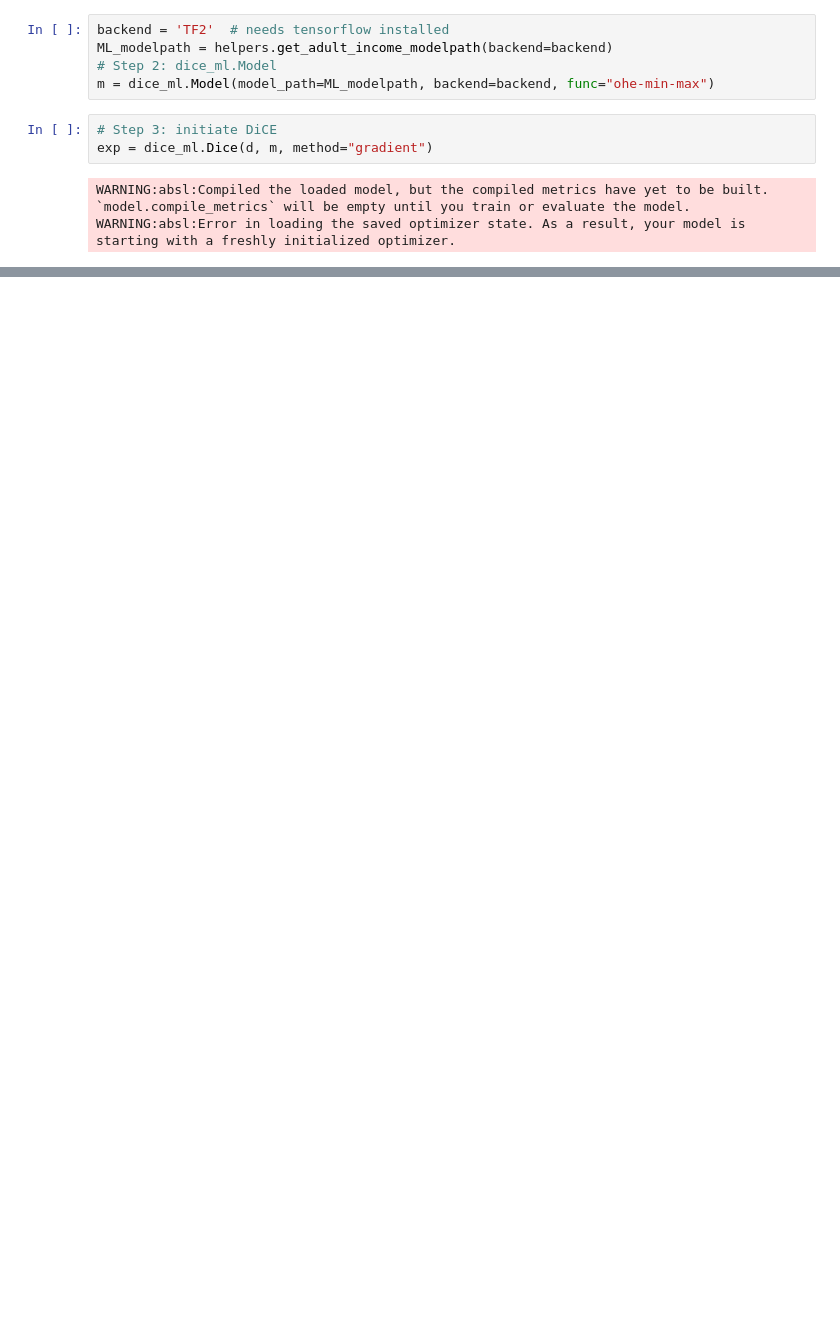
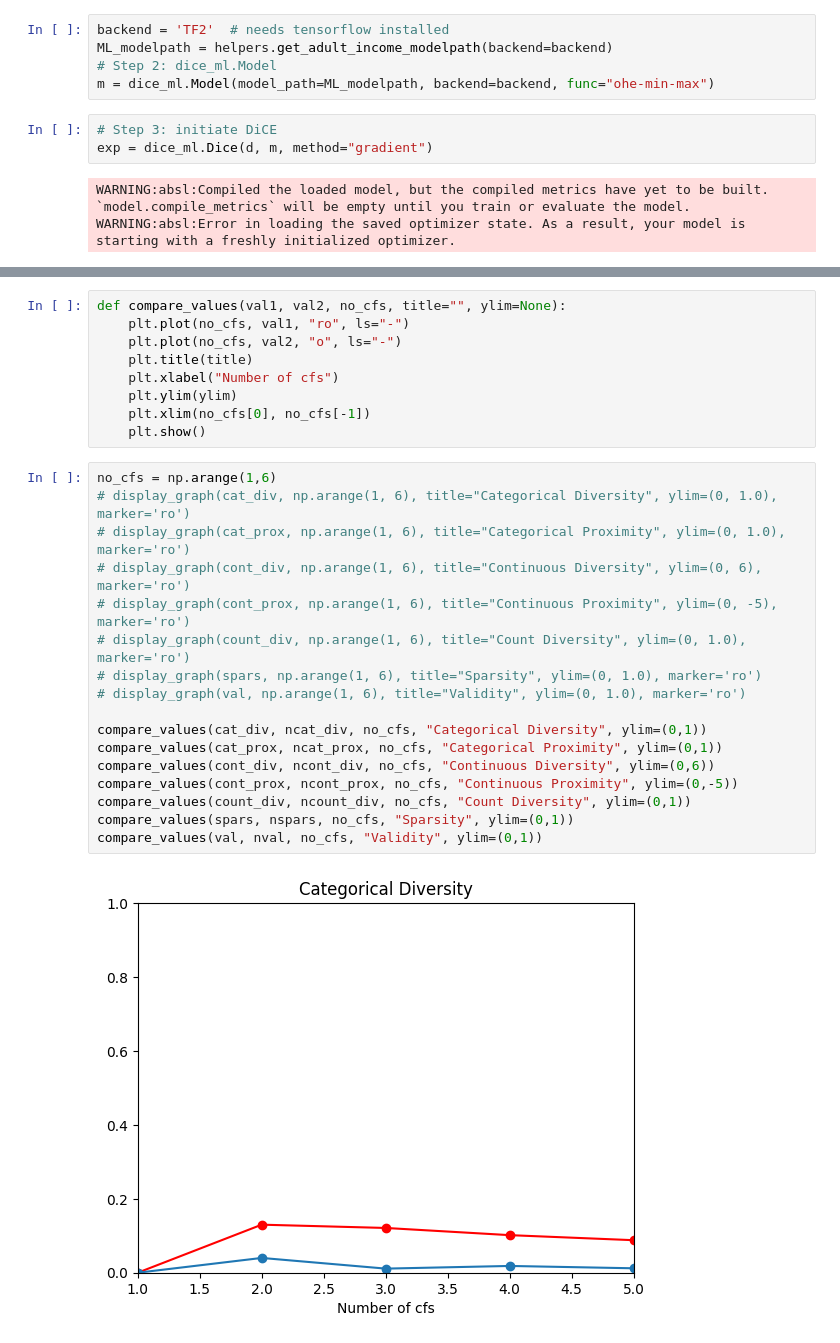
Before and after one commit to izzimillar/DiCE, a Jupyter notebook: docs/source/notebooks/evaluation.ipynb, the cells around one changed output, grey strips where cells are left out. Saved outputs shown, nothing was run; the diff lists cells and outputs as text; blank space fills up the shorter version.

```diff
--- a/docs/source/notebooks/evaluation.ipynb
+++ b/docs/source/notebooks/evaluation.ipynb
@@ -146,0 +231,28 @@ print(nval)
+# %%
+def compare_values(val1, val2, no_cfs, title="", ylim=None):
+    plt.plot(no_cfs, val1, "ro", ls="-")
+    plt.plot(no_cfs, val2, "o", ls="-")
+    plt.title(title)
+    plt.xlabel("Number of cfs")
+    plt.ylim(ylim)
+    plt.xlim(no_cfs[0], no_cfs[-1])
+    plt.show()
+# %%
+no_cfs = np.arange(1,6)
+# display_graph(cat_div, np.arange(1, 6), title="Categorical Diversity", ylim=(0, 1.0), marker='ro')
+# display_graph(cat_prox, np.arange(1, 6), title="Categorical Proximity", ylim=(0, 1.0), marker='ro')
+# display_graph(cont_div, np.arange(1, 6), title="Continuous Diversity", ylim=(0, 6), marker='ro')
+# display_graph(cont_prox, np.arange(1, 6), title="Continuous Proximity", ylim=(0, -5), marker='ro')
+# display_graph(count_div, np.arange(1, 6), title="Count Diversity", ylim=(0, 1.0), marker='ro')
+# display_graph(spars, np.arange(1, 6), title="Sparsity", ylim=(0, 1.0), marker='ro')
+# display_graph(val, np.arange(1, 6), title="Validity", ylim=(0, 1.0), marker='ro')
+
+compare_values(cat_div, ncat_div, no_cfs, "Categorical Diversity", ylim=(0,1))
+compare_values(cat_prox, ncat_prox, no_cfs, "Categorical Proximity", ylim=(0,1))
+compare_values(cont_div, ncont_div, no_cfs, "Continuous Diversity", ylim=(0,6))
+compare_values(cont_prox, ncont_prox, no_cfs, "Continuous Proximity", ylim=(0,-5))
+compare_values(count_div, ncount_div, no_cfs, "Count Diversity", ylim=(0,1))
+compare_values(spars, nspars, no_cfs, "Sparsity", ylim=(0,1))
+compare_values(val, nval, no_cfs, "Validity", ylim=(0,1))
+# %% [output]
+[figure, added]
```
Also changed, not shown: parts of 21 cells of this notebook, 6 other files.
